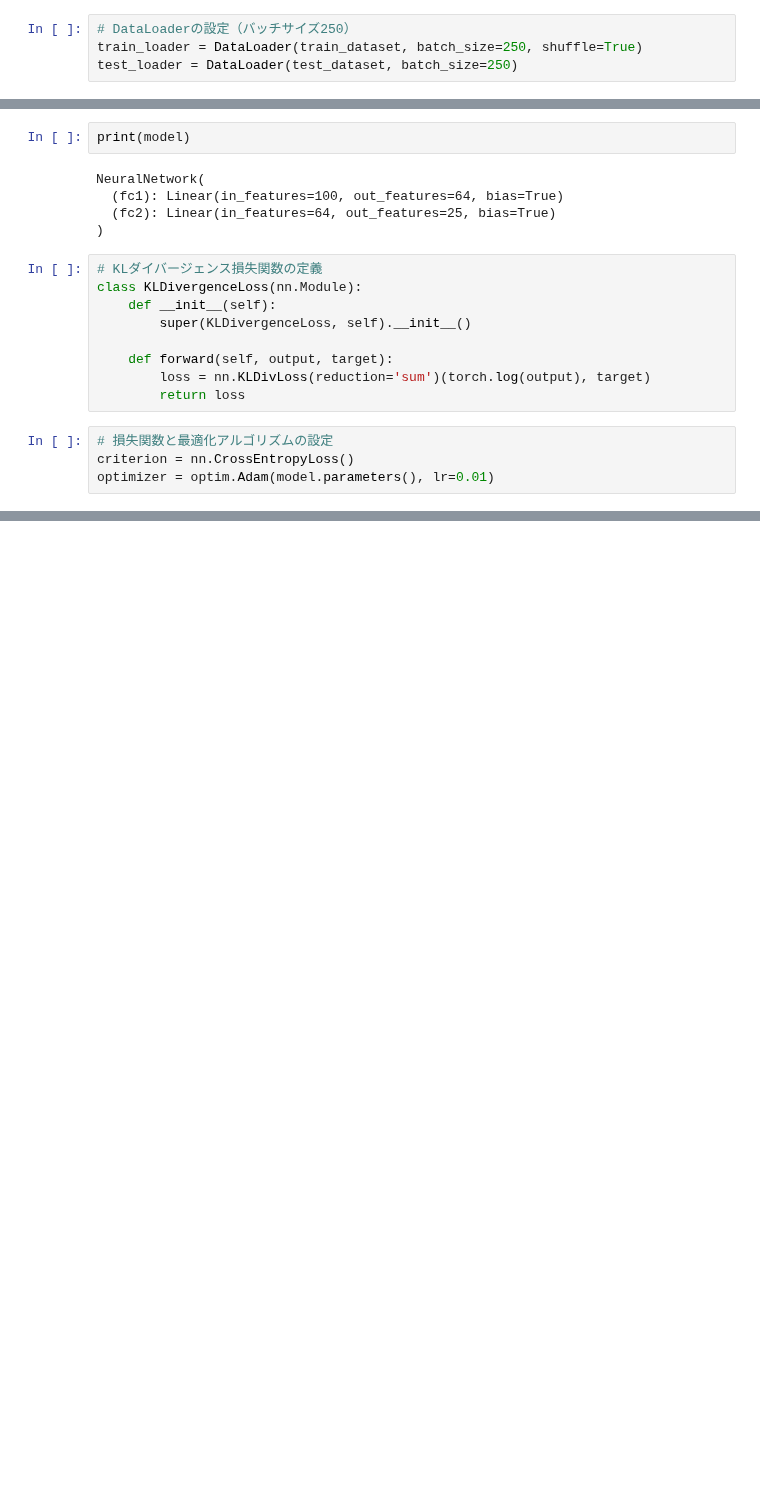
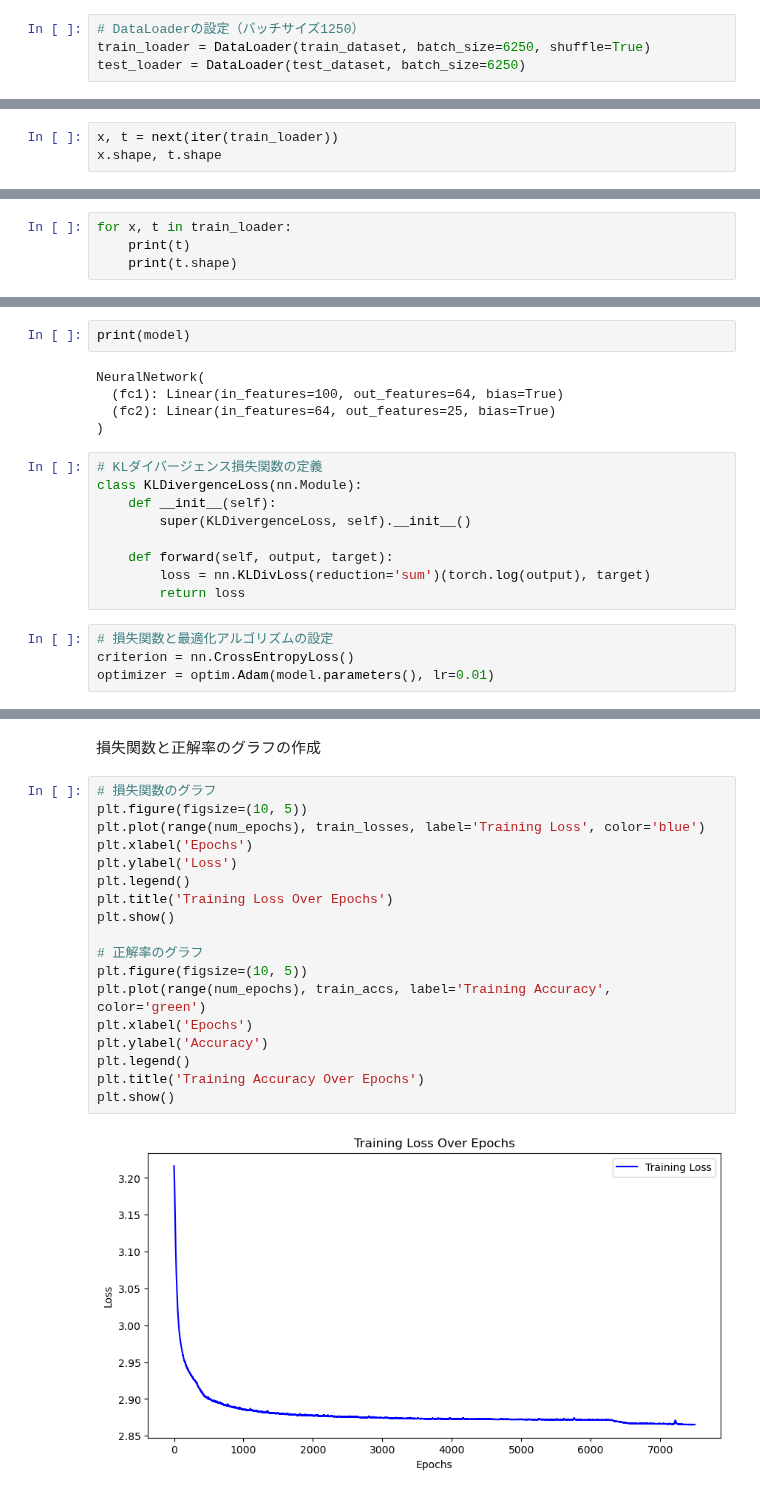
Before and after one commit to Chansuga/Master-s_thesis, a Jupyter notebook: Ising/supervised_learning_v3.ipynb, the cells around one changed output, grey strips where cells are left out. Saved outputs shown, nothing was run; the diff lists cells and outputs as text; blank space fills up the shorter version.

```diff
--- a/Ising/supervised_learning_v3.ipynb
+++ b/Ising/supervised_learning_v3.ipynb
@@ -98,6 +97,6 @@ train_dataset[0]
  tensor([0., 0., 0., 0., 0., 0., 0., 0., 0., 0., 0., 0., 1., 0., 0., 0., 0., 0.,
          0., 0., 0., 0., 0., 0., 0.]))
 # %%
-# DataLoaderの設定（バッチサイズ250）
-train_loader = DataLoader(train_dataset, batch_size=250, shuffle=True)
-test_loader = DataLoader(test_dataset, batch_size=250)
+# DataLoaderの設定（バッチサイズ1250）
+train_loader = DataLoader(train_dataset, batch_size=6250, shuffle=True)
+test_loader = DataLoader(test_dataset, batch_size=6250)
@@ -103,0 +105,3 @@ test_loader = DataLoader(test_dataset, batch_size=250)
+# %%
+x, t = next(iter(train_loader))
+x.shape, t.shape
@@ -103,0 +110,4 @@ test_loader = DataLoader(test_dataset, batch_size=250)
+# %%
+for x, t in train_loader:
+    print(t)
+    print(t.shape)
@@ -248,0 +213,22 @@ Final Test Loss: 48858.8125
+# %% [markdown]
+損失関数と正解率のグラフの作成
+# %%
+# 損失関数のグラフ
+plt.figure(figsize=(10, 5))
+plt.plot(range(num_epochs), train_losses, label='Training Loss', color='blue')
+plt.xlabel('Epochs')
+plt.ylabel('Loss')
+plt.legend()
+plt.title('Training Loss Over Epochs')
+plt.show()
+
+# 正解率のグラフ
+plt.figure(figsize=(10, 5))
+plt.plot(range(num_epochs), train_accs, label='Training Accuracy', color='green')
+plt.xlabel('Epochs')
+plt.ylabel('Accuracy')
+plt.legend()
+plt.title('Training Accuracy Over Epochs')
+plt.show()
+# %% [output]
+[figure, added]
```
Also changed, not shown: parts of 15 cells of this notebook, 4 other files.
